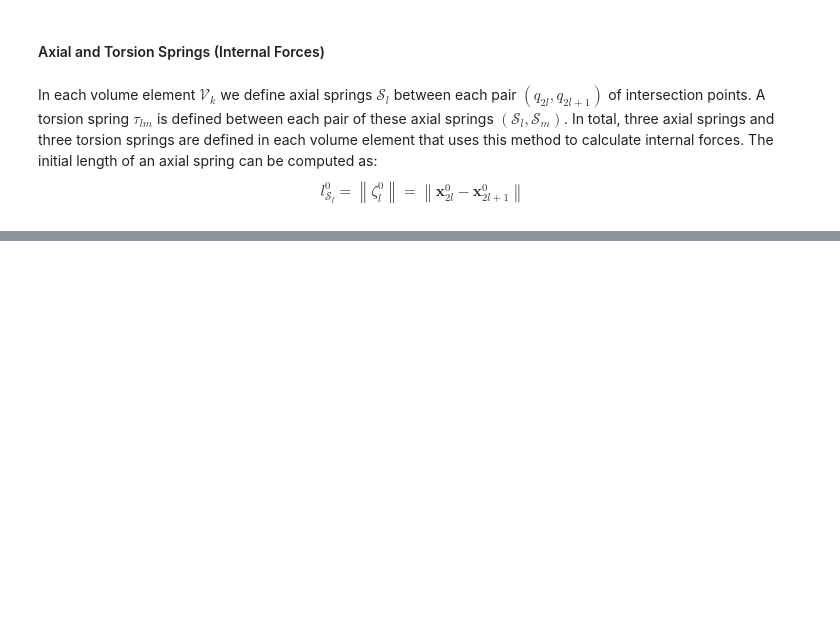
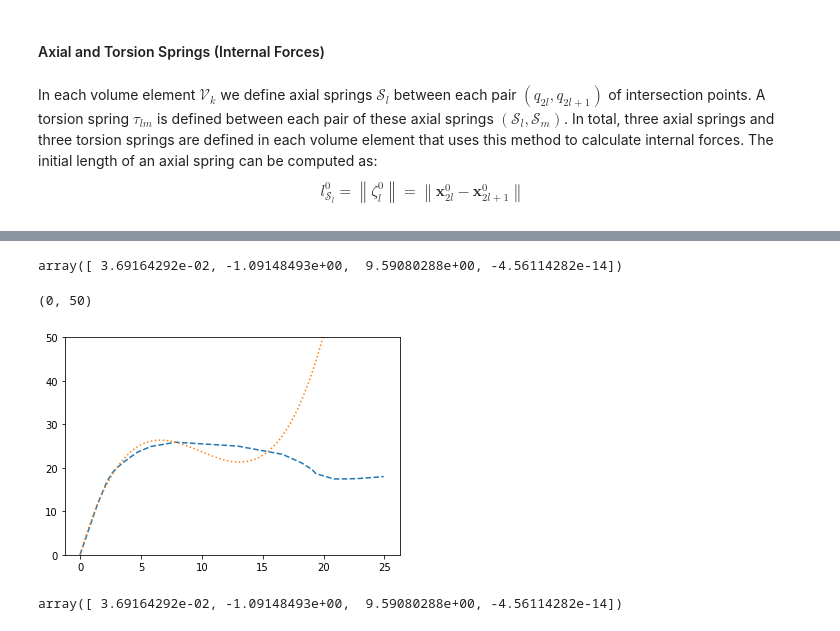
Before and after one commit to rmuenste/FullC0ntact, a Jupyter notebook: unit_tests/elastic_hexahedron/mass-spring.ipynb, the cells around one changed output, grey strips where cells are left out. Saved outputs shown, nothing was run; the diff lists cells and outputs as text; code cells hidden in the pictures; blank space fills up the shorter version.

```diff
--- a/unit_tests/elastic_hexahedron/mass-spring.ipynb
+++ b/unit_tests/elastic_hexahedron/mass-spring.ipynb
@@ -186,0 +279,8 @@ $$
+# %%
+y = np.array([0, 19.88888889, 25.888888888888893, 60.0])
+# %%
+z1 = np.polyfit(x, y, 3)
+p = np.poly1d(z1)
+z1
+# %% [output]
+array([ 3.69164292e-02, -1.09148493e+00,  9.59080288e+00, -4.56114282e-14])
@@ -186,0 +289,11 @@ $$
+# %%
+plt.plot(data[:,0], data[:,1], linestyle="--")
+plt.plot(xp, p(xp), linestyle="dotted")
+plt.ylim([0,50])
+# %% [output]
+(0, 50)
+[figure, added]
+# %%
+z1
+# %% [output]
+array([ 3.69164292e-02, -1.09148493e+00,  9.59080288e+00, -4.56114282e-14])
```
Also changed, not shown: parts of 17 cells of this notebook, 13 other files.
